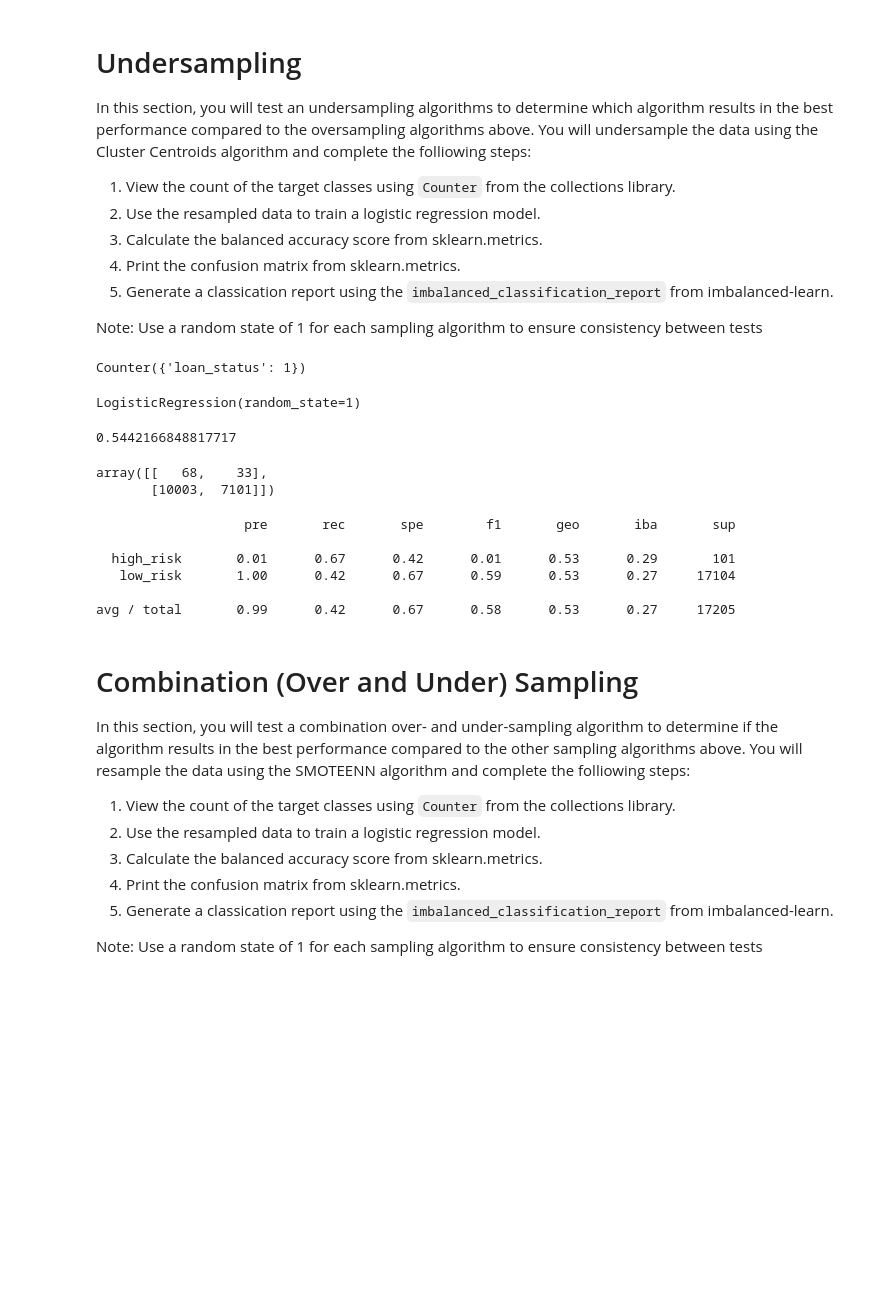
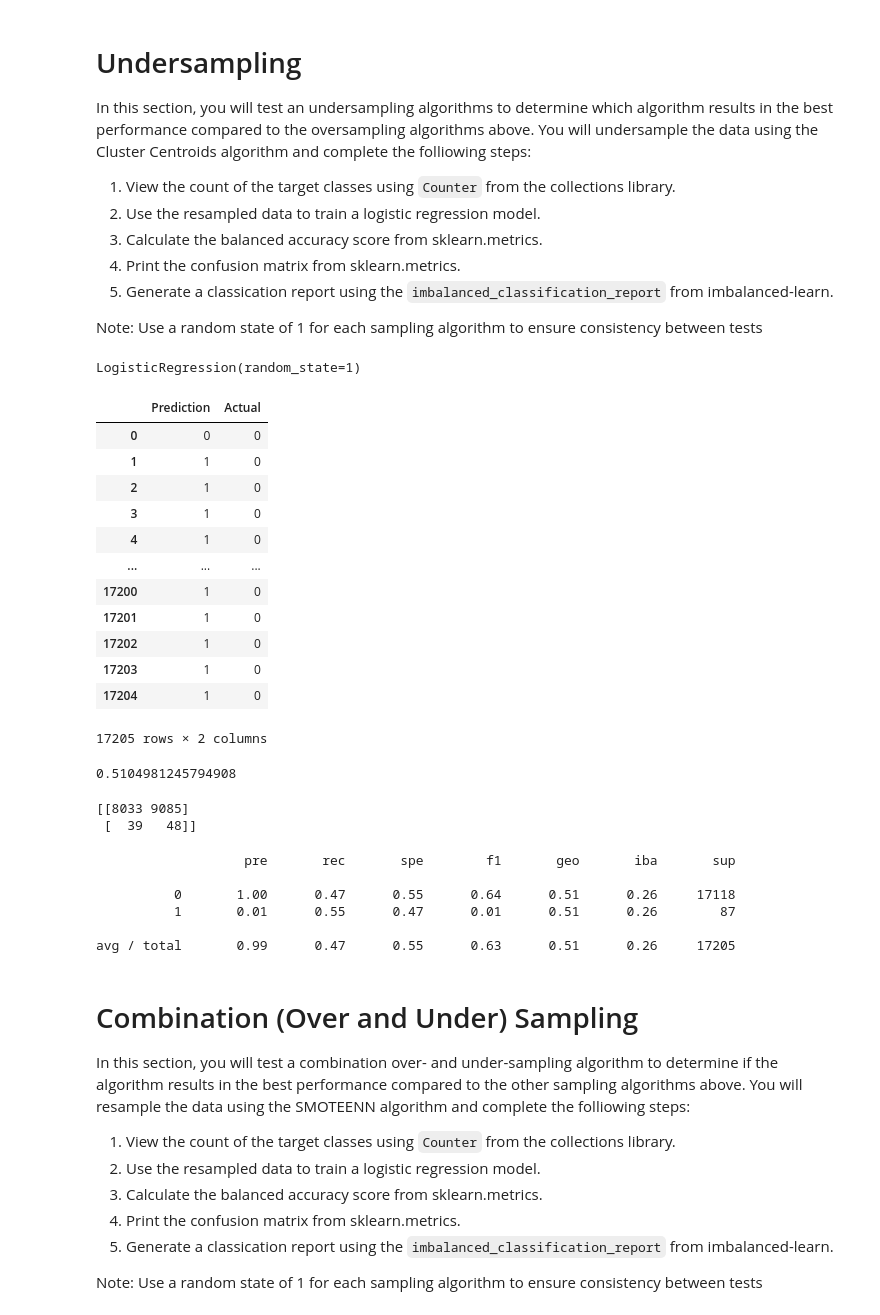
Before and after one commit to perryabdulkadir/Credit_Risk_Analysis, a Jupyter notebook: Module-17-Challenge-Resources/credit_risk_resampling.ipynb, the cells around one changed output. Cells and saved outputs as stored; diff of their text form; code cells hidden in the pictures; blank space fills up the shorter version.

```diff
--- a/Module-17-Challenge-Resources/credit_risk_resampling.ipynb
+++ b/Module-17-Challenge-Resources/credit_risk_resampling.ipynb
@@ -354,34 +376,63 @@ Note: Use a random state of 1 for each sampling algorithm to ensure consistency
 # Resample the data using the ClusterCentroids resampler
 # Warning: This is a large dataset, and this step may take some time to complete
 # YOUR CODE HERE
+from imblearn.under_sampling import ClusterCentroids
+cc = ClusterCentroids(random_state=1)
+X_resampled, y_resampled = cc.fit_resample(X_train, y_train)
-# %% [output]
-Counter({'loan_status': 1})
 # %%
 # Train the Logistic Regression model using the resampled data
 # YOUR CODE HERE
+model = LogisticRegression(solver='lbfgs', random_state=1)
+
+classifier.fit(X_resampled, y_resampled)
 # %% [output]
 LogisticRegression(random_state=1)
+# %%
+y_test_val = y_test.values.reshape(-1)
+predictions = classifier.predict(X_test)
+# predictions = predictions.reshape(-1, 1)
+pd.DataFrame({"Prediction": predictions, "Actual": y_test_val})
+# %% [output]
+|  | Prediction | Actual |
+| 0 | 0 | 0 |
+| 1 | 1 | 0 |
+| 2 | 1 | 0 |
+| 3 | 1 | 0 |
+| 4 | 1 | 0 |
+| ... | ... | ... |
+| 17200 | 1 | 0 |
+| 17201 | 1 | 0 |
+| 17202 | 1 | 0 |
+| 17203 | 1 | 0 |
+| 17204 | 1 | 0 |
+17205 rows × 2 columns
 # %%
 # Calculated the balanced accuracy score
 # YOUR CODE HERE
+from sklearn.metrics import balanced_accuracy_score
+balanced_accuracy_score(y_test_val, predictions)
 # %% [output]
-0.5442166848817717
+0.5104981245794908
 # %%
 # Display the confusion matrix
 # YOUR CODE HERE
+matrix = confusion_matrix(y_test_val, predictions)
+print(matrix)
 # %% [output]
-array([[   68,    33],
-       [10003,  7101]])
+[[8033 9085]
+ [  39   48]]
 # %%
 # Print the imbalanced classification report
 # YOUR CODE HERE
+from imblearn.metrics import classification_report_imbalanced
+print(classification_report_imbalanced(y_test_val, predictions))
 # %% [output]
                    pre       rec       spe        f1       geo       iba       sup
 
-  high_risk       0.01      0.67      0.42      0.01      0.53      0.29       101
-   low_risk       1.00      0.42      0.67      0.59      0.53      0.27     17104
+          0       1.00      0.47      0.55      0.64      0.51      0.26     17118
+          1       0.01      0.55      0.47      0.01      0.51      0.26        87
 
-avg / total       0.99      0.42      0.67      0.58      0.53      0.27     17205
+avg / total       0.99      0.47      0.55      0.63      0.51      0.26     17205
 # %% [markdown]
 # Combination (Over and Under) Sampling
 
```
Also changed, not shown: parts of 15 cells of this notebook.
